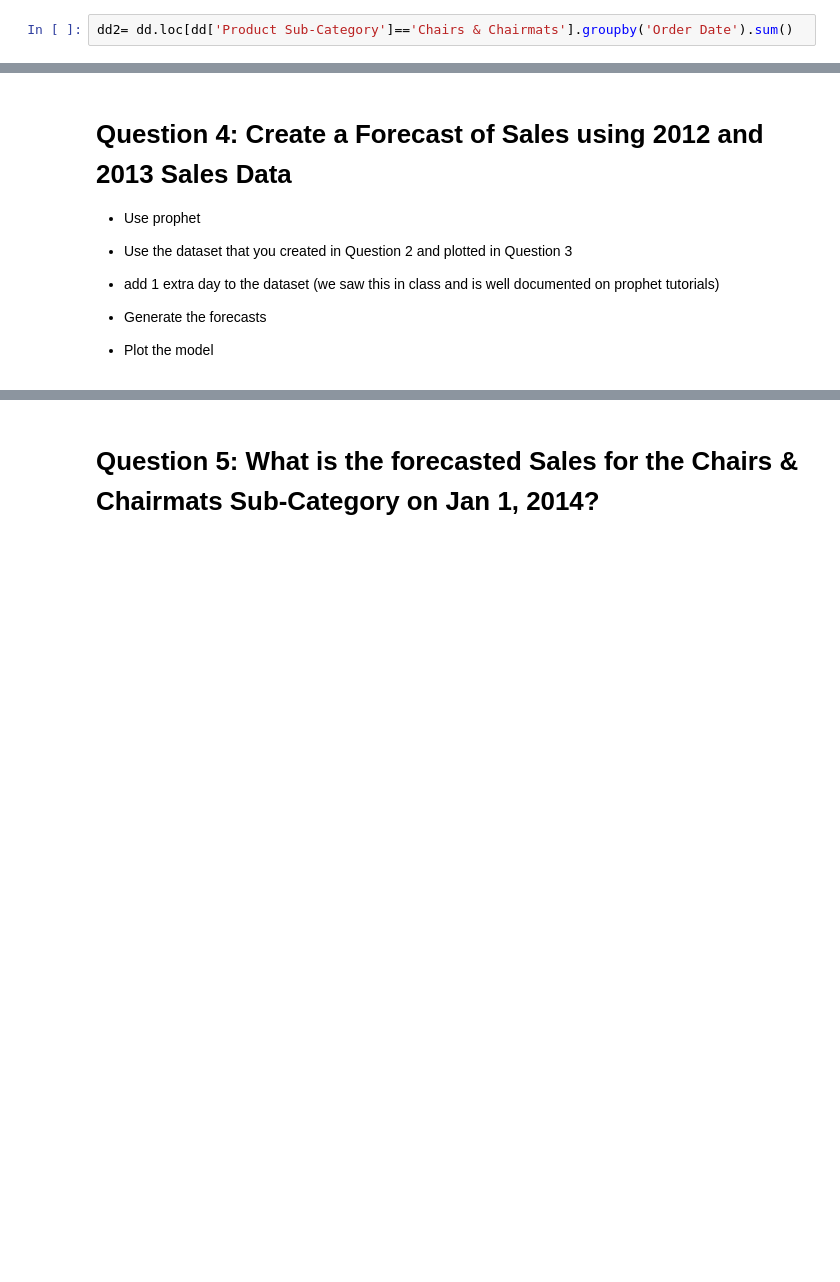
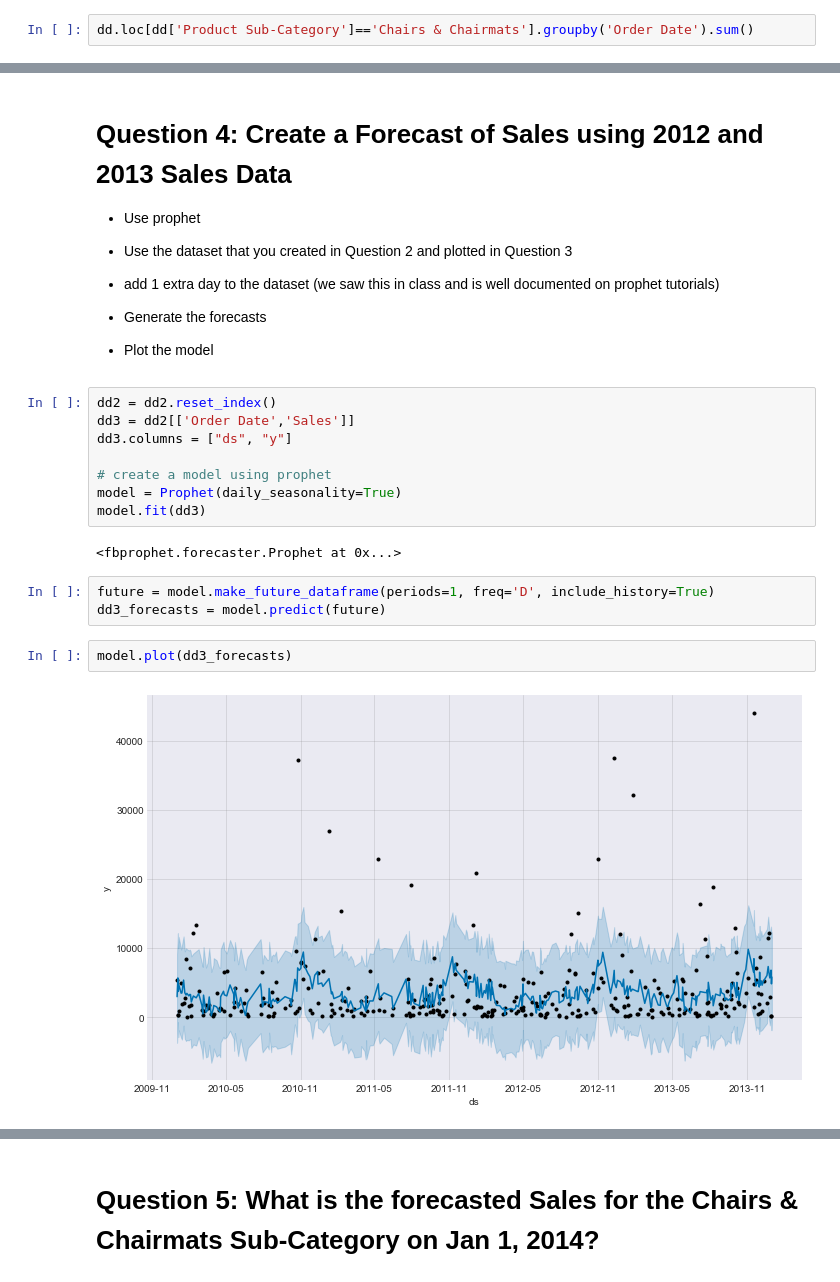
Before and after one commit to kstaples1/IS834, a Jupyter notebook: Assignment_3_Exercise.ipynb, the cells around one changed output, grey strips where cells are left out. Cells and saved outputs as stored; diff of their text form; blank space fills up the shorter version.

```diff
--- a/Assignment_3_Exercise.ipynb
+++ b/Assignment_3_Exercise.ipynb
@@ -62,4 +104,4 @@ sns.heatmap(q1,cmap='Blues')
 # %% [markdown]
 # Question 2: Total Sales of `Chairs & Chairmats`  by `Order Date`
 # %%
-dd2= dd.loc[dd['Product Sub-Category']=='Chairs & Chairmats'].groupby('Order Date').sum()
+dd.loc[dd['Product Sub-Category']=='Chairs & Chairmats'].groupby('Order Date').sum()
@@ -84,3 +156,20 @@ q3.plot(kind='line')
 
 
 - Plot the model
+# %%
+dd2 = dd2.reset_index()
+dd3 = dd2[['Order Date','Sales']]
+dd3.columns = ["ds", "y"]
+
+# create a model using prophet
+model = Prophet(daily_seasonality=True)
+model.fit(dd3)
+# %% [output]
+<fbprophet.forecaster.Prophet at 0x...>
+# %%
+future = model.make_future_dataframe(periods=1, freq='D', include_history=True)
+dd3_forecasts = model.predict(future)
+# %%
+model.plot(dd3_forecasts)
+# %% [output]
+[figure, added]
```
Also changed, not shown: parts of 11 cells of this notebook, 11 other files.
